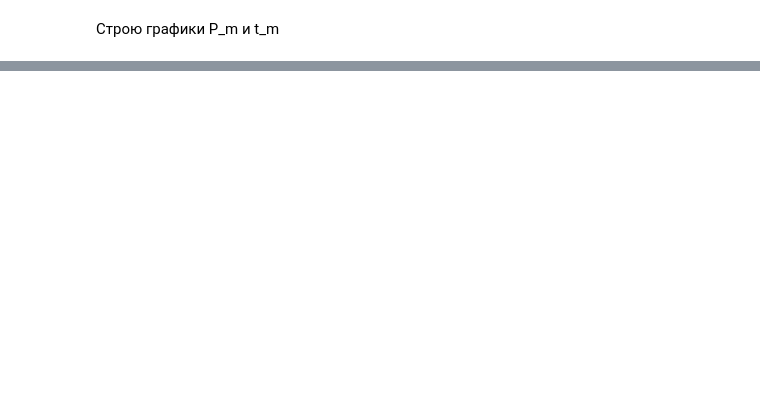
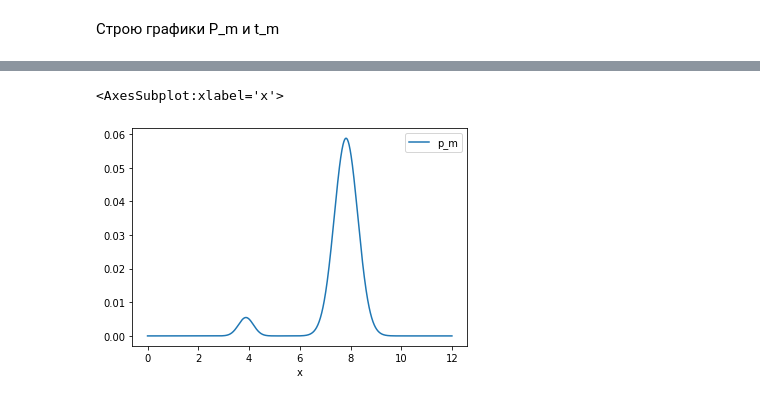
Before and after one commit to FenikL/rfid_project, a Jupyter notebook: experiments/rx_power_try.ipynb, the cells around one changed output, grey strips where cells are left out. Saved outputs shown, nothing was run; the diff lists cells and outputs as text; code cells hidden in the pictures; blank space fills up the shorter version.

```diff
--- a/experiments/rx_power_try.ipynb
+++ b/experiments/rx_power_try.ipynb
@@ -589,0 +612,5 @@ def compare_speed_function(B):
+# %%
+compare_speed_function(B).plot(x='x', y='p_m')
+# %% [output]
+<AxesSubplot:xlabel='x'>
+[figure, added]
```
Also changed, not shown: parts of 11 cells of this notebook.
